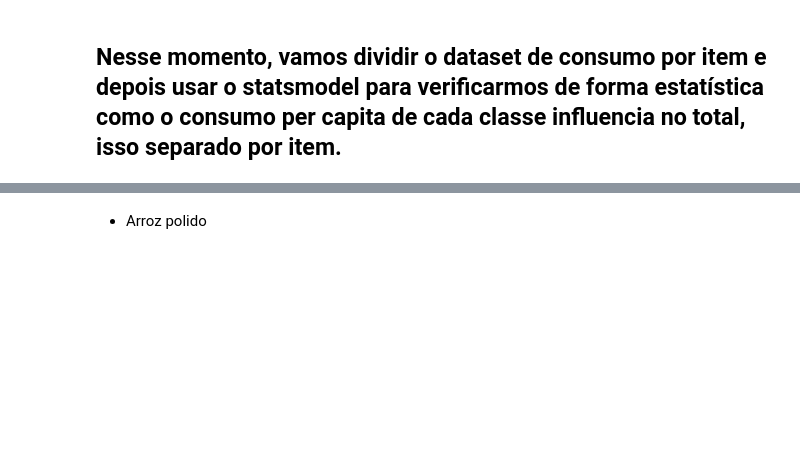
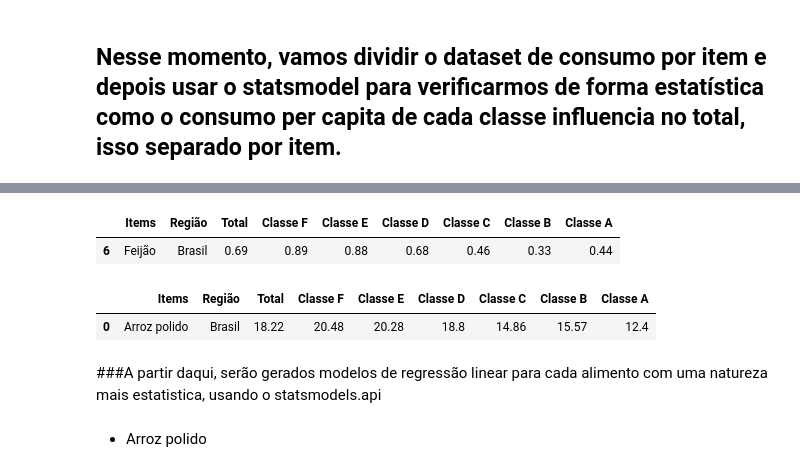
Before and after one commit to O-PY-THA-ON/dcc---fellowship-ci-ncia-de-dados, a Jupyter notebook: Análise_Estatística_EDA_DCC-1_1.ipynb, the cells around one changed output, grey strips where cells are left out. Cells and saved outputs as stored; diff of their text form; code cells hidden in the pictures; blank space fills up the shorter version.

```diff
--- a/Análise_Estatística_EDA_DCC-1_1.ipynb
+++ b/Análise_Estatística_EDA_DCC-1_1.ipynb
@@ -517,0 +544,7 @@ df_cafe_moido=consumo[consumo['Items']=='Café moído']
+# %%
+#Na automatização, vamos fazer com que o Python faça todo o processo
+#vamos automatizar essas consultas:
+#primeiro passo é pegar os nomes dos itens e armazenar em uma lista
+#A ordem de como os items estão dispostos é importante para os próximos passos
+lista_itens=list(consumo['Items'].unique())
+lista_itens
@@ -517,0 +561,6 @@ df_cafe_moido=consumo[consumo['Items']=='Café moído']
+# %%
+#Segundo,vamos criar uma lista vazia que irá armazenar cada consulta
+%%time
+lista_df=[]
+for item in lista_itens:
+  lista_df.append(consumo[consumo['Items']==item])
@@ -517,0 +570,6 @@ df_cafe_moido=consumo[consumo['Items']=='Café moído']
+# %%
+# Nessa etapa, só basta atribuir cada variável a uma consulta específica
+#armazenada em uma List Comprehension, as variáveis terão seus valores
+#atribuidos respeitando a ordem de cada item gerado pela lista_itens
+%%time
+df_arroz,df_feijao,df_far_mandioca,df_far_trigo,df_fuba,df_acucar,df_molho_tomate,df_oleo_soja,df_cafe_moido=[dfs for dfs in lista_df]
@@ -518,3 +579,16 @@ df_cafe_moido=consumo[consumo['Items']=='Café moído']
+# %%
+#Conferindo se a atribuição foi feita de maneira correta
+df_feijao.head(1)
+# %% [output]
+|  | Items | Região | Total | Classe F | Classe E | Classe D | Classe C | Classe B | Classe A |
+| 6 | Feijão | Brasil | 0.69 | 0.89 | 0.88 | 0.68 | 0.46 | 0.33 | 0.44 |
+# %%
+df_arroz[:1]
+# %% [output]
+|  | Items | Região | Total | Classe F | Classe E | Classe D | Classe C | Classe B | Classe A |
+| 0 | Arroz polido | Brasil | 18.22 | 20.48 | 20.28 | 18.8 | 14.86 | 15.57 | 12.4 |
+# %% [markdown]
+###A partir daqui, serão gerados modelos de regressão linear para cada alimento com uma natureza mais estatistica, usando o statsmodels.api
 # %% [markdown]
 * Arroz polido
 # %%
```
Also changed, not shown: parts of 31 cells of this notebook.
